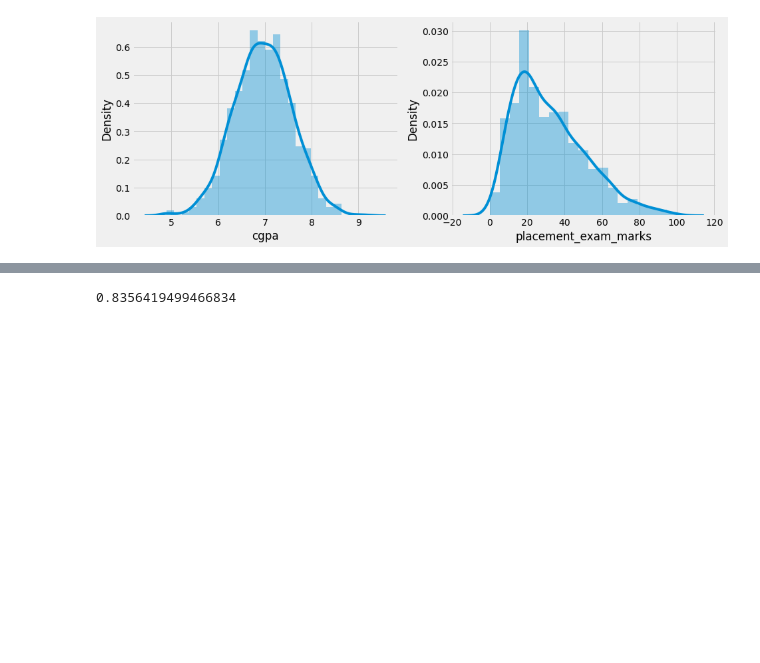
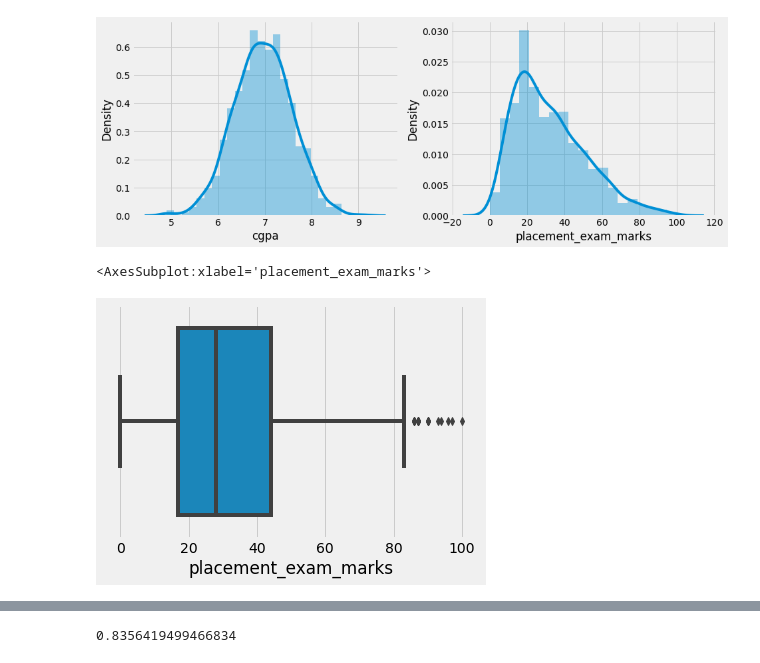
Before and after one commit to Shivansh5/Data_Science_Training, a Jupyter notebook: 25_Handle_Outliers_Z-Score(Normal_Distributed_Data).ipynb, the cells around one changed output, grey strips where cells are left out. Saved outputs shown, nothing was run; the diff lists cells and outputs as text; code cells hidden in the pictures; blank space fills up the shorter version.

```diff
--- a/25_Handle_Outliers_Z-Score(Normal_Distributed_Data).ipynb
+++ b/25_Handle_Outliers_Z-Score(Normal_Distributed_Data).ipynb
@@ -58,3 +58,8 @@ sns.distplot(df["placement_exam_marks"])
 # %% [output]
 <AxesSubplot:xlabel='placement_exam_marks', ylabel='Density'>
 [figure]
+# %%
+sns.boxplot(df["placement_exam_marks"])
+# %% [output]
+<AxesSubplot:xlabel='placement_exam_marks'>
+[figure, added]
```
Also changed, not shown: parts of 1 cell of this notebook, 1 other file.
